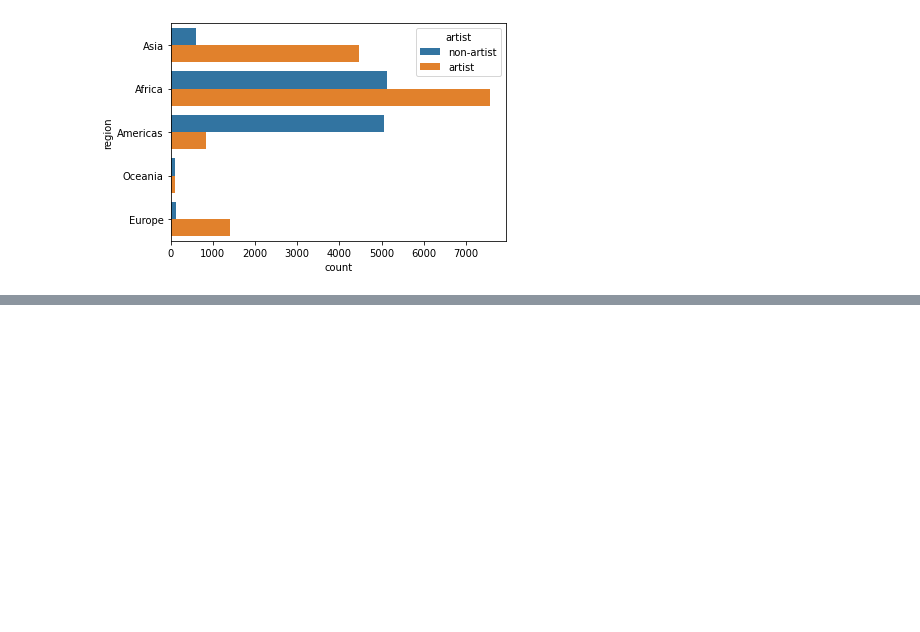
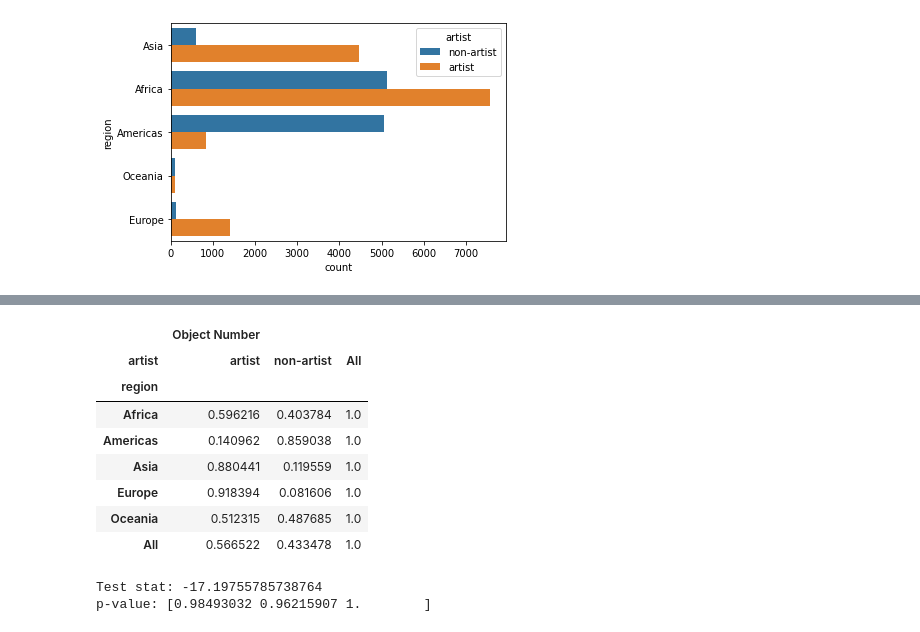
Before and after one commit to meganenglert/CISC367-final, a Jupyter notebook: final-met-diversity.ipynb, the cells around one changed output, grey strips where cells are left out. Saved outputs shown, nothing was run; the diff lists cells and outputs as text; code cells hidden in the pictures; blank space fills up the shorter version.

```diff
--- a/final-met-diversity.ipynb
+++ b/final-met-diversity.ipynb
@@ -315,3 +344,22 @@ p-value: [0.98493032 0.96215907 1.        ]
+# %%
+table2 = table.div( table.iloc[:,-1], axis=0 )
+table2
+# %% [output]
+|  | Object Number |  |  |
+| artist | artist | non-artist | All |
+| region |  |  |  |
+| Africa | 0.596216 | 0.403784 | 1.0 |
+| Americas | 0.140962 | 0.859038 | 1.0 |
+| Asia | 0.880441 | 0.119559 | 1.0 |
+| Europe | 0.918394 | 0.081606 | 1.0 |
+| Oceania | 0.512315 | 0.487685 | 1.0 |
+| All | 0.566522 | 0.433478 | 1.0 |
+# %%
+test, p = stats.chisquare(f_obs=table2)
+print("Test stat:",stat,"\np-value:",p)
+# %% [output]
+Test stat: -17.19755785738764
+p-value: [0.98493032 0.96215907 1.        ]
 # %% [markdown]
 We cannot reject the null hypothesis that all categories are equal, so we cannot say for sure that there is a differing percentage of artists and makers in each category.
 
```
Also changed, not shown: parts of 12 cells of this notebook, 1 other file.
